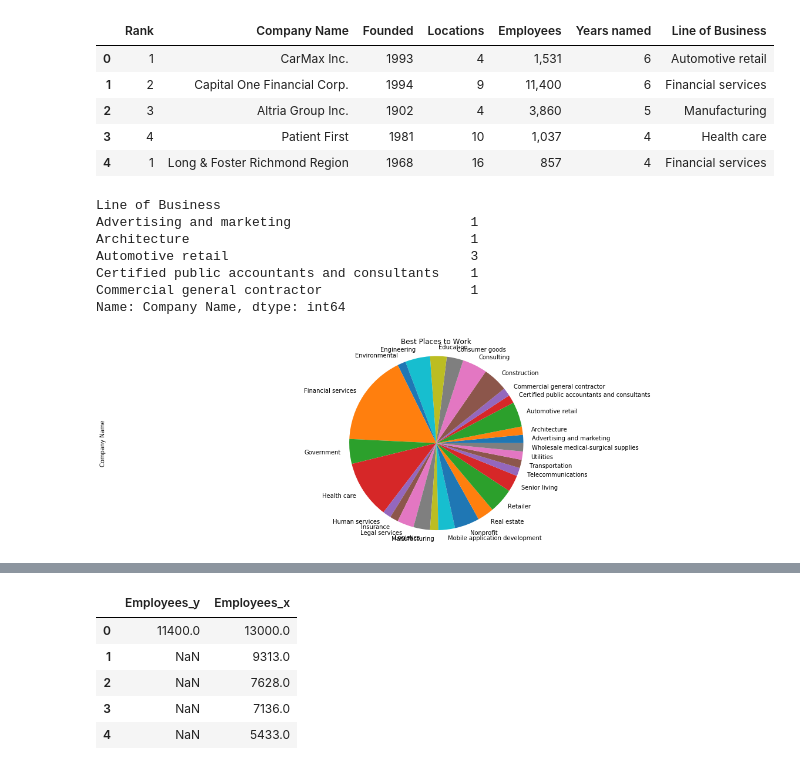
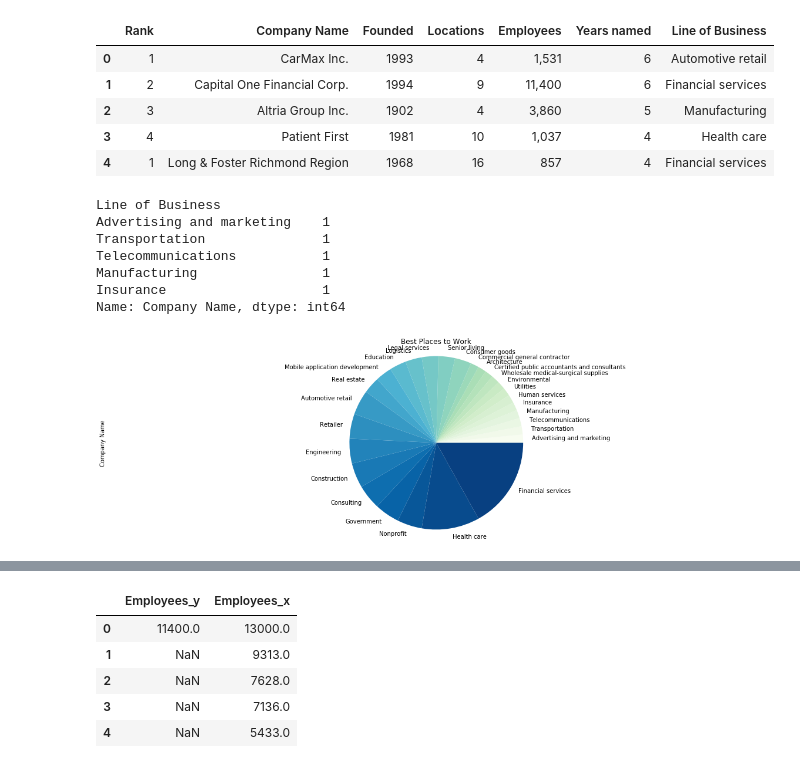
Before and after one commit to dalderbashi/imd_project1, a Jupyter notebook: ProjectIrene.ipynb, the cells around one changed output, grey strips where cells are left out. Cells and saved outputs as stored; diff of their text form; code cells hidden in the pictures.

```diff
--- a/ProjectIrene.ipynb
+++ b/ProjectIrene.ipynb
@@ -51,23 +51,23 @@ towork.head()
 | 4 | 1 | Long & Foster Richmond Region | 1968 | 16 | 857 | 4 | Financial services |
 # %%
 lineofbusn1 = towork.groupby(['Line of Business'])
-busn1 = lineofbusn1['Company Name'].count()
+busn1 = lineofbusn1['Company Name'].count().sort_values()
 busn1.head()
 # %% [output]
 Line of Business
-Advertising and marketing                       1
-Architecture                                    1
-Automotive retail                               3
-Certified public accountants and consultants    1
-Commercial general contractor                   1
+Advertising and marketing    1
+Transportation               1
+Telecommunications           1
+Manufacturing                1
+Insurance                    1
 Name: Company Name, dtype: int64
 # %%
-pieplot = busn1.plot.pie(figsize=(20,6), subplots=True)
+pieplot = busn1.plot.pie(figsize=(20,6), subplots=True, cmap="GnBu")
 plt.axis("equal")
 plt.title("Best Places to Work")
 plt.savefig("Best Places to Work.png")
 # %% [output]
-[figure, old version]
+[figure, new version]
 # %%
 combined_df = pd.merge(employers,towork,how='outer',on=["Company Name","Company Name"])
 combined_df.head()
```
Also changed, not shown: parts of 14 cells of this notebook.
